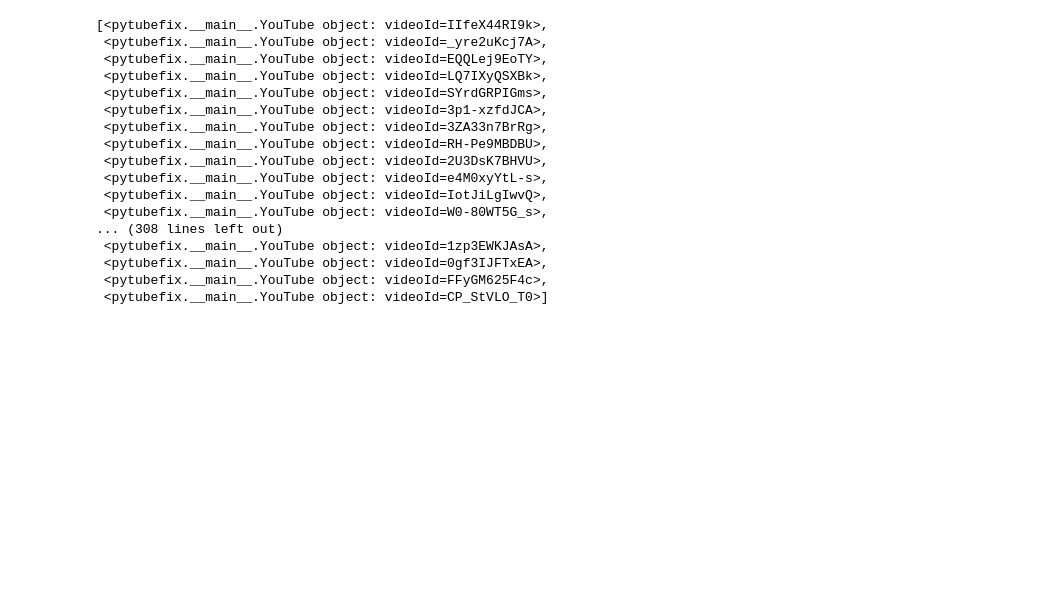
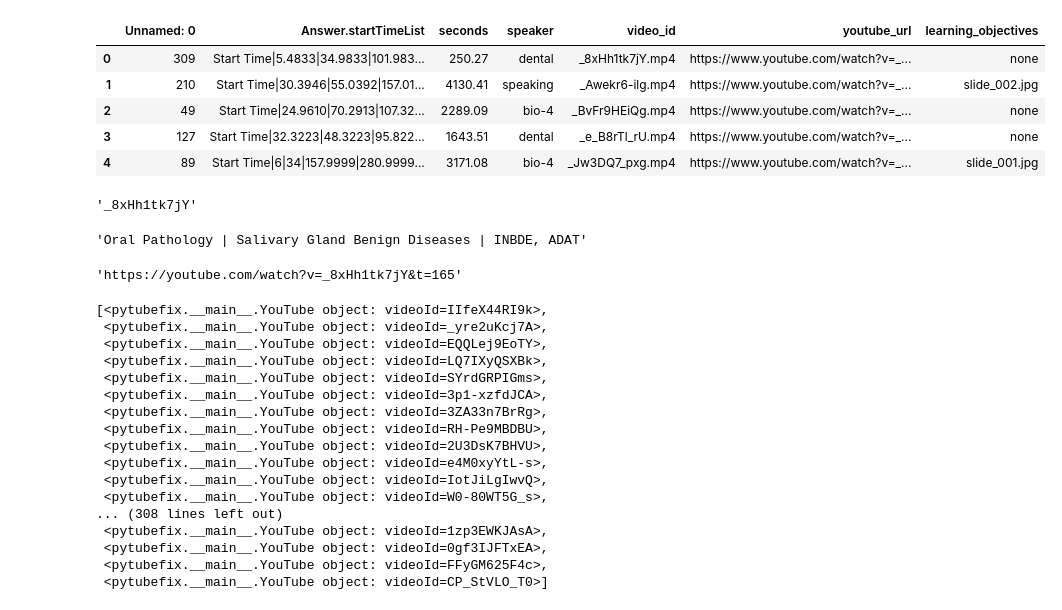
Before and after one commit to anxkhn/GlimpsifyPlus, a Jupyter notebook: experiments/22_lmp_dataset_get_reference_key_frame.ipynb, the cells around one changed output. Cells and saved outputs as stored; diff of their text form; code cells hidden in the pictures; blank space fills up the shorter version.

```diff
--- a/experiments/22_lmp_dataset_get_reference_key_frame.ipynb
+++ b/experiments/22_lmp_dataset_get_reference_key_frame.ipynb
@@ -64,0 +50,2 @@ video_ids[:10]
+# %%
+raw_video_links = "/home/vedant/Downloads/lpmdata_102023/data_oct/raw_video_links.csv"
@@ -64,0 +54,11 @@ video_ids[:10]
+# %%
+df = pd.read_csv(raw_video_links)
+# %%
+df.head()
+# %% [output]
+|  | Unnamed: 0 | Answer.startTimeList | seconds | speaker | video_id | youtube_url | learning_objectives |
+| 0 | 309 | Start Time|5.4833|34.9833|101.983... | 250.27 | dental | _8xHh1tk7jY.mp4 | https://www.youtube.com/watch?v=_... | none |
+| 1 | 210 | Start Time|30.3946|55.0392|157.01... | 4130.41 | speaking | _Awekr6-ilg.mp4 | https://www.youtube.com/watch?v=_... | slide_002.jpg |
+| 2 | 49 | Start Time|24.9610|70.2913|107.32... | 2289.09 | bio-4 | _BvFr9HEiQg.mp4 | https://www.youtube.com/watch?v=_... | none |
+| 3 | 127 | Start Time|32.3223|48.3223|95.822... | 1643.51 | dental | _e_B8rTl_rU.mp4 | https://www.youtube.com/watch?v=_... | none |
+| 4 | 89 | Start Time|6|34|157.9999|280.9999... | 3171.08 | bio-4 | _Jw3DQ7_pxg.mp4 | https://www.youtube.com/watch?v=_... | slide_001.jpg |
@@ -65,3 +69,17 @@ video_ids[:10]
+# %%
+video_id = df.iloc[0]["video_id"][:-4]
+video_id
+# %% [output]
+'_8xHh1tk7jY'
+# %%
+video = YouTube.from_id(video_id)
+video.title
+# %% [output]
+'Oral Pathology | Salivary Gland Benign Diseases | INBDE, ADAT'
+# %%
+video.watch_url + f"&t={round(timestamps[3])}"
+# %% [output]
+'https://youtube.com/watch?v=_8xHh1tk7jY&t=165'
 # %%
 
 videos = []
```
Also changed, not shown: parts of 13 cells of this notebook, 18 other files.
